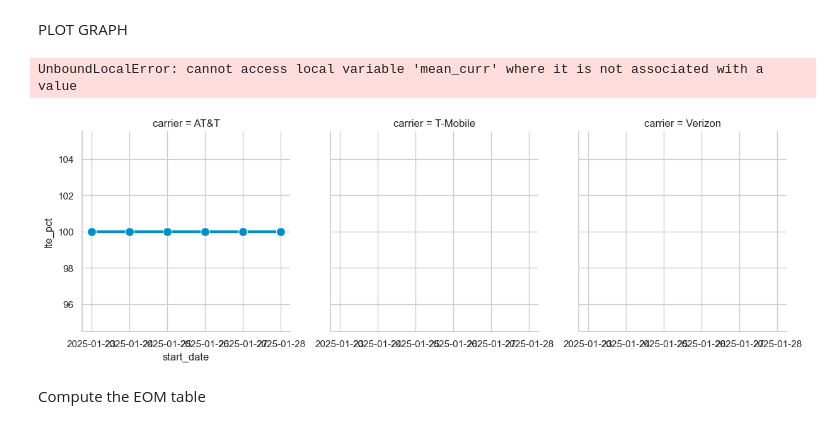
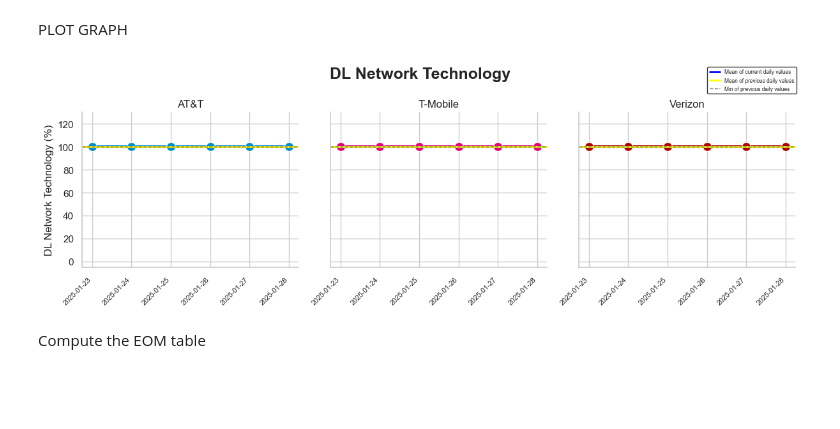
Before and after one commit to ookla-jennymassari/dq_reporting_test.py, a Jupyter notebook: dq_reporting_notebook.ipynb, the cells around one changed output. Cells and saved outputs as stored; diff of their text form; code cells hidden in the pictures; blank space fills up the shorter version.

```diff
--- a/dq_reporting_notebook.ipynb
+++ b/dq_reporting_notebook.ipynb
@@ -686,7 +686,7 @@ def plot_with_summary(data, color, **kwargs):
     # Add summary lines
     mean_curr_vals = lte_all_curr[lte_all_curr['carrier'] == carrier]['mean_LTE_curr']
     if not mean_curr_vals.empty:
-        mean_curr = mean_curr.mean()
+        mean_curr = mean_curr_vals.mean()
         plt.axhline(
             y=mean_curr,
             color="blue",
@@ -696,7 +696,7 @@ def plot_with_summary(data, color, **kwargs):
 
     mean_comp_vals = lte_all_comp[lte_all_comp['carrier'] == carrier]['mean_LTE_comp']
     if not mean_comp_vals.empty:
-        mean_comp = mean_comp.mean()
+        mean_comp = mean_comp_vals.mean()
         plt.axhline(
             y=mean_comp,
             color="yellow",
@@ -728,35 +728,34 @@ g.set_titles(col_template="{col_name}")
 g.set_axis_labels("", "DL Network Technology (%)")
 g.set(ylim=(-5, 130))
 
 # Adjust the x-axis tick labels (dates)
 for ax in g.axes.flat:
     ax.tick_params(axis='x', labelsize=8)
     ax.set_xticklabels(ax.get_xticklabels(), rotation=45, ha="right")
 
 plt.subplots_adjust(top=0.9)
 g.fig.suptitle("DL Network Technology", fontsize=18, fontweight="bold")
 
 
 # Create custom legend handles
 mean_curr_line = mlines.Line2D([], [], color='blue', linewidth=2, label='Mean of current daily values')
 mean_comp_line = mlines.Line2D([], [], color='yellow', linewidth=2, label='Mean of previous daily values')
 min_comp_line = mlines.Line2D([], [], color='#686868', linewidth=1, linestyle='dashed', label='Min of previous daily values')
 
 # Add to the figure legend (not individual subplots)
 g.add_legend()
 g.fig.legend(
     handles=[mean_curr_line, mean_comp_line, min_comp_line],
     loc='upper right',
     bbox_to_anchor=(0.99, 0.99),
     fontsize=6,
     frameon=True,
     edgecolor='black'
 )
 plt.tight_layout()
 plt.show()
 # %% [output]
-UnboundLocalError: cannot access local variable 'mean_curr' where it is not associated with a value
-[figure, old version]
+[figure, new version]
 # %% [markdown]
 Compute the EOM table
 # %% [markdown]
```
Also changed, not shown: parts of 3 cells of this notebook.
